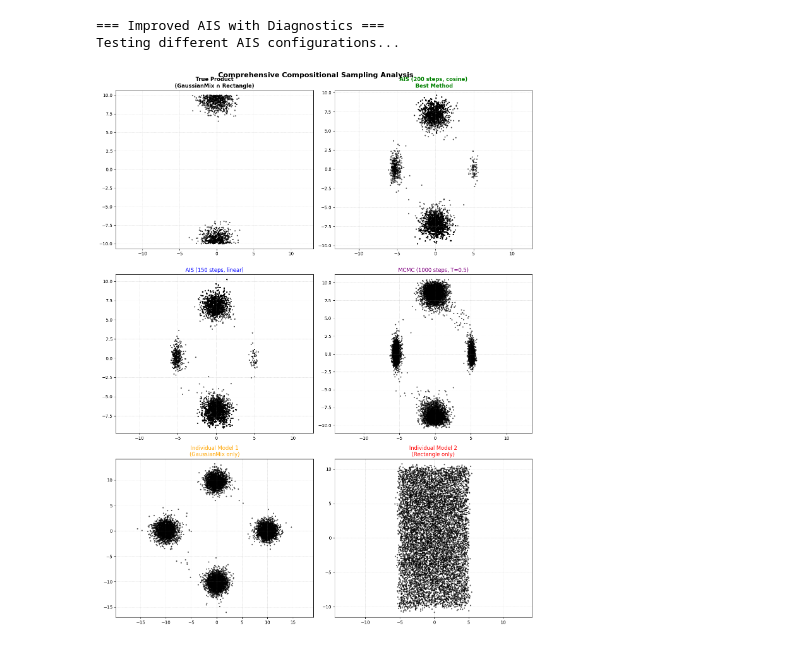
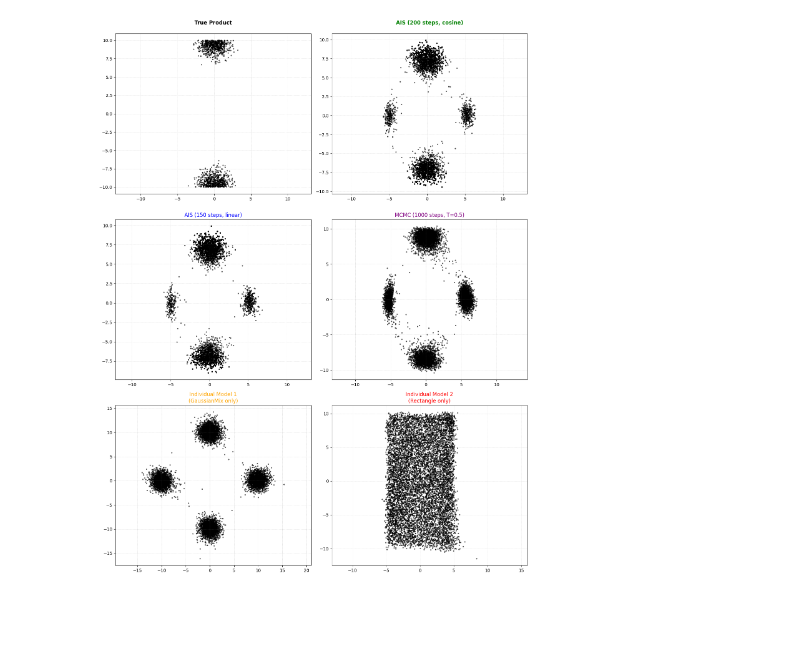
Before and after one commit to Mullerio/Compostional-Generative-Models, a Jupyter notebook: testBasic.ipynb, the cells around one changed output. Saved outputs shown, nothing was run; the diff lists cells and outputs as text; code cells hidden in the pictures; blank space fills up the shorter version.

Commit message:
new methods

```diff
--- a/testBasic.ipynb
+++ b/testBasic.ipynb
@@ -333,9 +294,4 @@ plt.show()
 # %%
-# Improved AIS with better hyperparameters and diagnostics
-print("=== Improved AIS with Diagnostics ===")
-
-# Try different hyperparameters for better results
-print("Testing different AIS configurations...")
 
 # Method 1: More annealing steps
 ais_samples_fine = AnnealedImportanceSampling(
@@ -383,36 +339,33 @@ individual_model2 = sample_CompLangevin(models=[model2], n=10000, path=gaussian_
 fig, axes = plt.subplots(3, 2, figsize=(14, 18))
 
 # Row 1: True vs best AIS
 plot_samples(true_samples, ax=axes[0,0], contour=False, scatter=True)
-axes[0,0].set_title("True Product\n(GaussianMix ∩ Rectangle)", fontsize=12, fontweight='bold')
+axes[0,0].set_title("True Product\n", fontsize=12, fontweight='bold')
 axes[0,0].grid(True, alpha=0.3)
 
 plot_samples(ais_samples_fine, ax=axes[0,1], contour=False, scatter=True)
-axes[0,1].set_title("AIS (200 steps, cosine)\n Best Method", fontsize=12, color='green', fontweight='bold')
+axes[0,1].set_title("AIS (200 steps, cosine)\n", fontsize=12, color='green', fontweight='bold')
 axes[0,1].grid(True, alpha=0.3)
 
 # Row 2: Different AIS variants
 plot_samples(ais_samples_linear, ax=axes[1,0], contour=False, scatter=True)
 axes[1,0].set_title("AIS (150 steps, linear)", fontsize=12, color='blue')
 axes[1,0].grid(True, alpha=0.3)
 
 plot_samples(mcmc_samples_fine, ax=axes[1,1], contour=False, scatter=True)
 axes[1,1].set_title("MCMC (1000 steps, T=0.5)", fontsize=12, color='purple')
 axes[1,1].grid(True, alpha=0.3)
 
 # Row 3: Individual models (for debugging)
 plot_samples(individual_model1, ax=axes[2,0], contour=False, scatter=True)
 axes[2,0].set_title("Individual Model 1\n(GaussianMix only)", fontsize=12, color='orange')
 axes[2,0].grid(True, alpha=0.3)
 
 plot_samples(individual_model2, ax=axes[2,1], contour=False, scatter=True)
 axes[2,1].set_title("Individual Model 2\n(Rectangle only)", fontsize=12, color='red')
 axes[2,1].grid(True, alpha=0.3)
 
-plt.suptitle("Comprehensive Compositional Sampling Analysis", fontsize=16, fontweight='bold')
 plt.tight_layout()
 plt.show()
 # %% [output]
-=== Improved AIS with Diagnostics ===
-Testing different AIS configurations...
-[figure, old version]
+[figure, new version]
```
Also changed, not shown: parts of 15 cells of this notebook.
